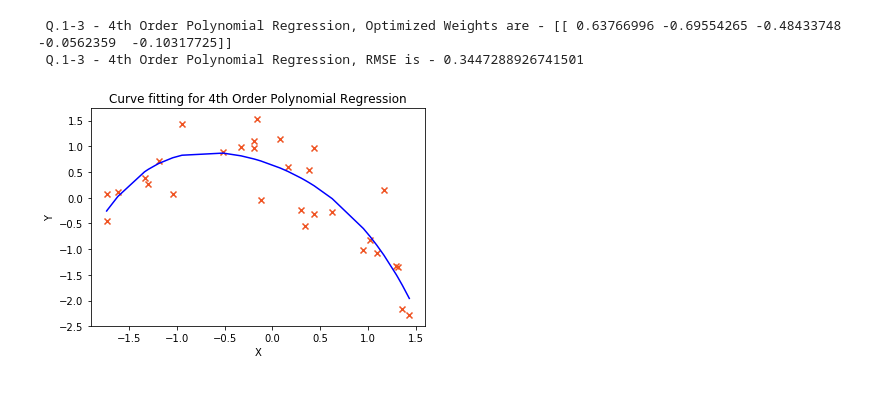
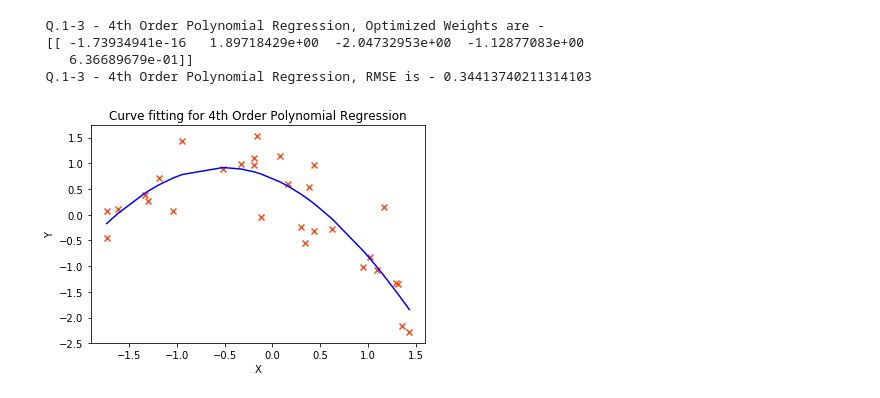
Before and after one commit to MeenakshiParyani/Polynomial-Regression, a Jupyter notebook: Polynomial-Regression.ipynb, the cells around one changed output. Cells and saved outputs as stored; diff of their text form; code cells hidden in the pictures.

```diff
--- a/Polynomial-Regression.ipynb
+++ b/Polynomial-Regression.ipynb
@@ -75,12 +90,14 @@ def generatePolynomialInput(df, order):
         df[i] = df['x']**i
     return df
 
-def performPolynomialRegression(X, Y, learning_rate, iters, order):
+def performPolynomialRegression(df, learning_rate, iters, order):
     beta = np.matrix(np.zeros(order+1))
-    normalized_df_poly = generatePolynomialInput(X, order)
+    #print(df.head())
+    normalized_df_poly = generatePolynomialInput(df, order)
     #print(normalized_df_poly.head())
-    XM = np.matrix(normalized_df_poly)
-    YM = np.matrix(Y)
+    X, Y = normalizeData(normalized_df_poly, True); # Normalize the data for proper scaling
+    XM = np.matrix(X.values)
+    YM = np.matrix(Y.values)
     Xcord = list(XM[:,1].flat)
     Ycord = list(YM[:,0].flat)
     beta, costs, rmse = gradientDescentUsingMatrix(XM, YM, beta, learning_rate, iters)
@@ -88,15 +105,9 @@ def performPolynomialRegression(X, Y, learning_rate, iters, order):
     drawPlot(Xcord, Ycord, y_pred, order);
     return beta, rmse
 
-# Normalize the data for proper scaling
-df = data1
-normalized_df=(df-df.mean())/df.std()
-normalized_df.insert(0,-1,1)# inserting ones column for beta0
-normalized_df = normalized_df.sort_values(by=['x']) # sort values for plotting sane graph
-X = normalized_df[[-1,'x']]
-Y = normalized_df[['y']]
 
-beta, rmse = performPolynomialRegression(X, Y, 0.09, 10000, 2)
-print(" Q.1-2 - 2nd Order Polynomial Regression, Optimized Weights are -", beta)
-print(" Q.1-2 - 2nd Order Polynomial Regression, RMSE is - " + str(rmse))
+df = data1;
+beta, rmse = performPolynomialRegression(df, 0.5, 10000, 2)
+print(" Q.1-2 - 2nd Order Polynomial Regression, Optimized Weights are -\n",beta)
+print(" Q.1-2 - 2nd Order Polynomial Regression, RMSE is - " + colored(str(rmse), 'green'))
 # %% [output]
@@ -106,18 +118,14 @@ print(" Q.1-2 - 2nd Order Polynomial Regression, RMSE is - " + str(rmse))
 # %%
 # Q.1-3 - 4th Order Polynomial Regression
 
 # Normalize the data for proper scaling
-df = data1
-normalized_df=(df-df.mean())/df.std()
-normalized_df.insert(0,-1,1)# inserting ones column for beta0
-normalized_df = normalized_df.sort_values(by=['x']) # sort values for plotting sane graph
-X = normalized_df[[-1,'x']]
-Y = normalized_df[['y']]
-
-beta, rmse = performPolynomialRegression(X, Y, 0.1, 10000, 4)
-print(" Q.1-3 - 4th Order Polynomial Regression, Optimized Weights are -", beta)
-print(" Q.1-3 - 4th Order Polynomial Regression, RMSE is - " + str(rmse))
+df = data1;
+beta, rmse = performPolynomialRegression(df, 0.5, 10000, 4)
+print(" Q.1-3 - 4th Order Polynomial Regression, Optimized Weights are -\n", beta)
+print(" Q.1-3 - 4th Order Polynomial Regression, RMSE is - " + colored(str(rmse), 'green'))
 # %% [output]
- Q.1-3 - 4th Order Polynomial Regression, Optimized Weights are - [[ 0.63766996 -0.69554265 -0.48433748 -0.0562359  -0.10317725]]
- Q.1-3 - 4th Order Polynomial Regression, RMSE is - 0.3447288926741501
+ Q.1-3 - 4th Order Polynomial Regression, Optimized Weights are -
+ [[ -1.73934941e-16   1.89718429e+00  -2.04732953e+00  -1.12877083e+00
+    6.36689679e-01]]
+ Q.1-3 - 4th Order Polynomial Regression, RMSE is - 0.34413740211314103
-[figure, old version]
+[figure, new version]
```
Also changed, not shown: parts of 4 cells of this notebook.
